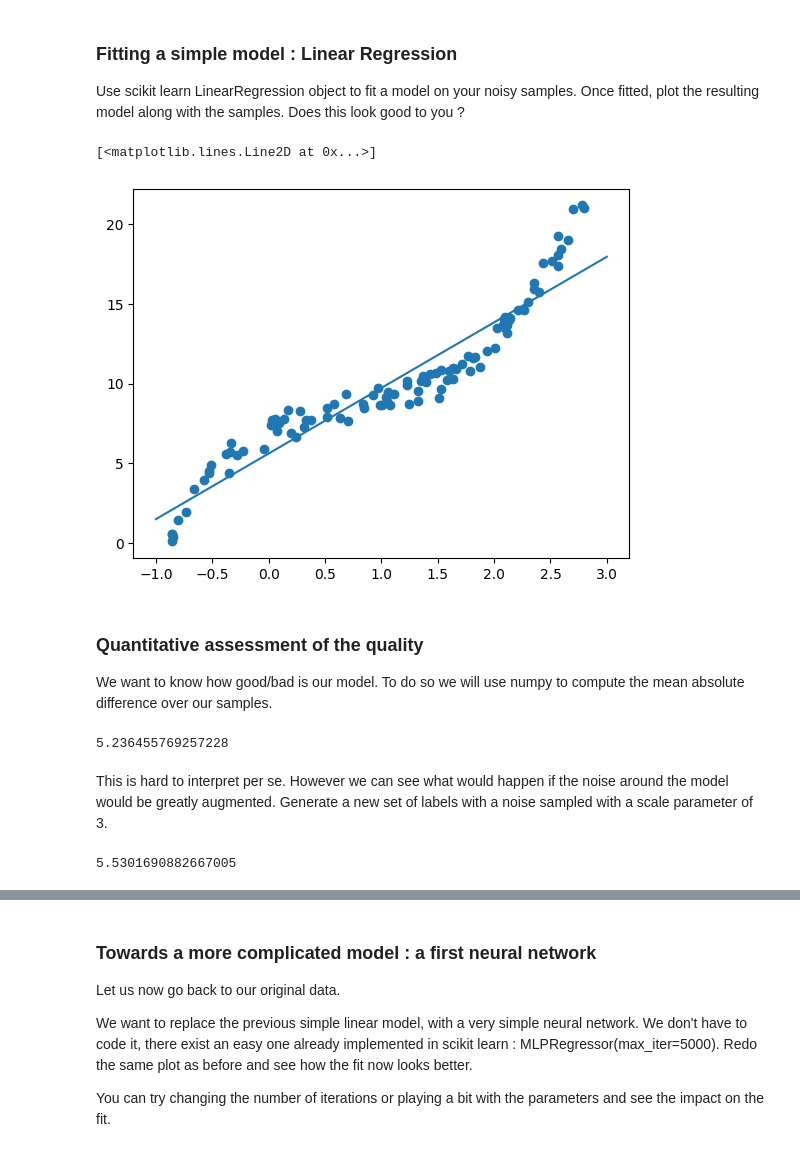
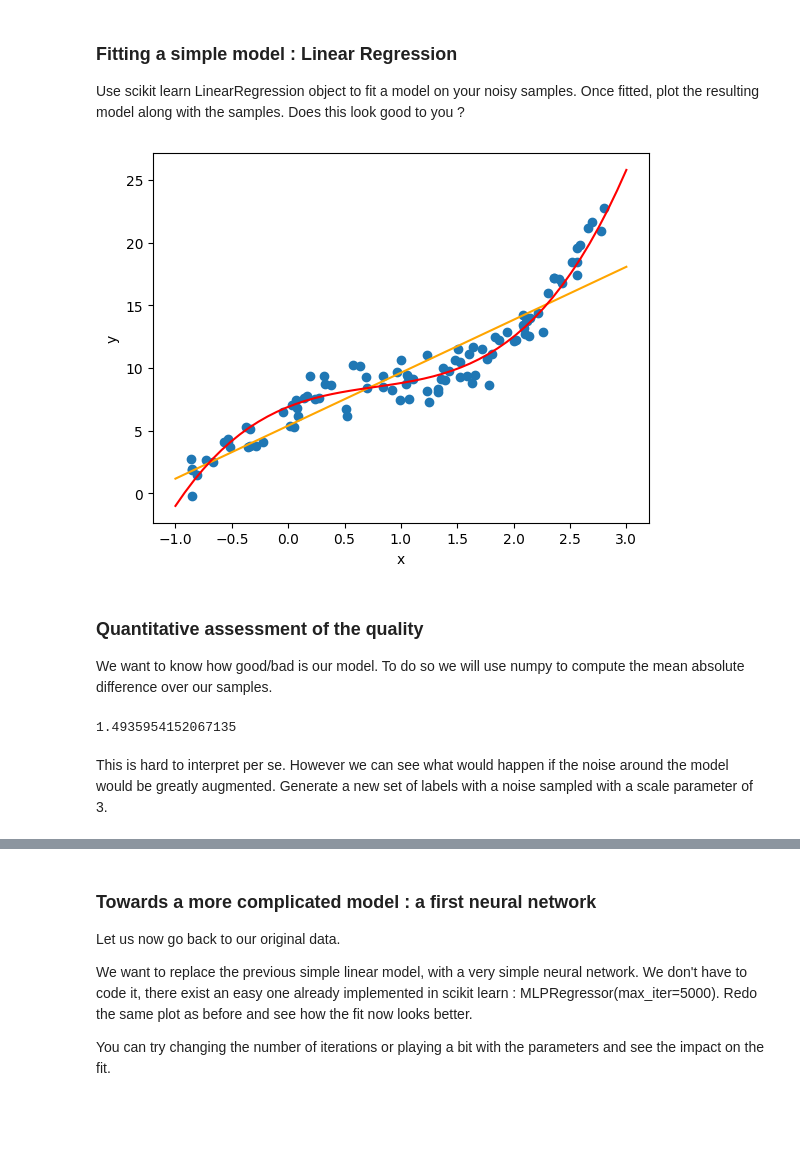
Before and after one commit to dilancroos/AI_Class_Work, a Jupyter notebook: practical1.ipynb, the cells around one changed output, grey strips where cells are left out. Drawn from its saved outputs; the diff is of its cells as text; code cells hidden in the pictures; blank space fills up the shorter version.

```diff
--- a/practical1.ipynb
+++ b/practical1.ipynb
@@ -65,20 +68,24 @@ plt.show()
 
 Use scikit learn LinearRegression object to fit a model on your noisy samples.
 Once fitted, plot the resulting model along with the samples. Does this look good to you ?
-# %%
-from sklearn import linear_model
-
-lsp_x = np.linspace(low, high, n_points)
-lsp_y = base_function(lsp_x)
-xs = toy_data[:, None]
-model = linear_model.LinearRegression()
-model.fit(xs, toy_label_w_noise)
-predicted_lsp_x = model.predict(lsp_x.reshape(-1, 1))
-plt.scatter(xs, toy_label_w_noise)
-plt.plot(lsp_x, predicted_lsp_x)
-# %% [output]
-[<matplotlib.lines.Line2D at 0x...>]
-[figure, removed]
+# %%
+from sklearn import linear_model
+
+model = linear_model.LinearRegression()
+model.fit(toy_data, toy_label_w_noise)
+
+plt.scatter(toy_data, toy_label_w_noise)
+
+predicted_lsp = model.predict(lps)
+plt.plot(lps, predicted_lsp, color='orange')
+
+plt.plot(lps, true_label, color='r')
+
+plt.xlabel('x')
+plt.ylabel('y')
+plt.show()
+# %% [output]
+[figure, added]
 # %% [markdown]
 ### Quantitative assessment of the quality
 
@@ -87,18 +94,10 @@ We want to know how good/bad is our model. To do so we will use numpy to compute
 #  Mean Absolute Error (MAE). The formula is the following:
 #  MAE = 1/n * sum(|y_pred - y_true|)
 #  Compute the MAE for your model.
-
-mae = np.mean(np.abs(predicted_lsp_x - toy_label_w_noise))
-print(mae)
+predicted_sample = model.predict(toy_data)
+mae = np.mean(np.abs(predicted_sample - toy_label_w_noise))
+mae
 # %% [output]
-5.236455769257228
+1.4935954152067135
 # %% [markdown]
 This is hard to interpret per se. However we can see what would happen if the noise around the model would be greatly augmented. Generate a new set of labels with a noise sampled with a scale parameter of 3.
-# %%
-noise = np.random.uniform(0, 3, n_points)
-toy_label_w_noise2 = toy_label + noise
-
-mae2 = np.mean(np.abs(predicted_lsp_x - toy_label_w_noise2))
-print(mae2)
-# %% [output]
-5.5301690882667005
```
Also changed, not shown: parts of 6 cells of this notebook.
